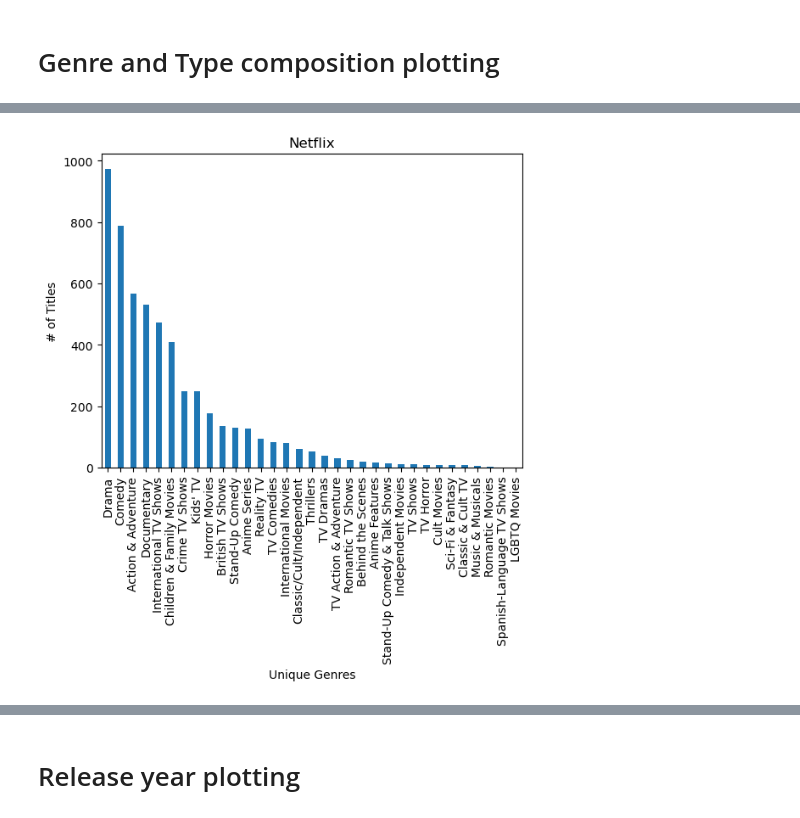
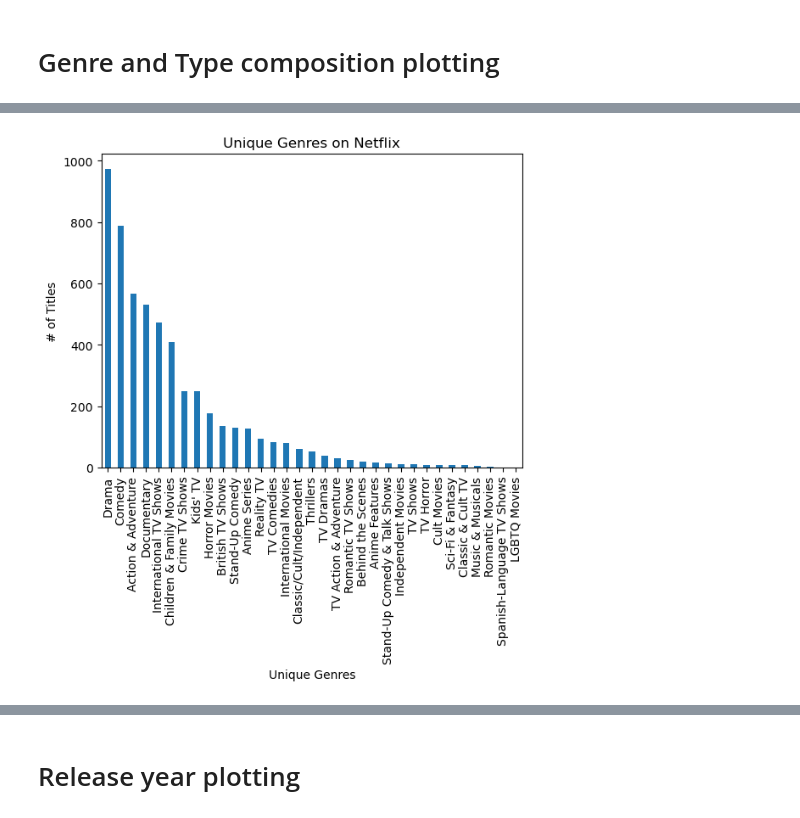
Before and after one commit to gfoley15/netflixandchill, a Jupyter notebook: notebook/netflixandchill.ipynb, the cells around one changed output, grey strips where cells are left out. Drawn from its saved outputs; the diff is of its cells as text; code cells hidden in the pictures.

```diff
--- a/notebook/netflixandchill.ipynb
+++ b/notebook/netflixandchill.ipynb
@@ -198,11 +202,12 @@ plt.show()
 # %%
 # Netflix bar chart for primary genre counts
 netflix_bar_chart = combined_df.loc[combined_df['platform'] == 'Netflix']
 netflix_bar_chart = netflix_bar_chart["primary_genre"].value_counts()
-netflix_bar_chart.plot.bar(xlabel = 'Unique Genres', ylabel='# of Titles', title='Netflix')
+netflix_bar_chart.plot.bar(xlabel = 'Unique Genres', ylabel='# of Titles', title='Unique Genres on Netflix')
+plt.savefig('unique_genres_netflix.png')
 plt.show()
 # %% [output]
-[figure, old version]
+[figure, new version]
 # %%
 # Disney bar chart for primary genre counts
 disney_bar_chart = combined_df.loc[combined_df['platform'] == 'Disney+']
```
Also changed, not shown: parts of 3 cells of this notebook, 4 other files.
